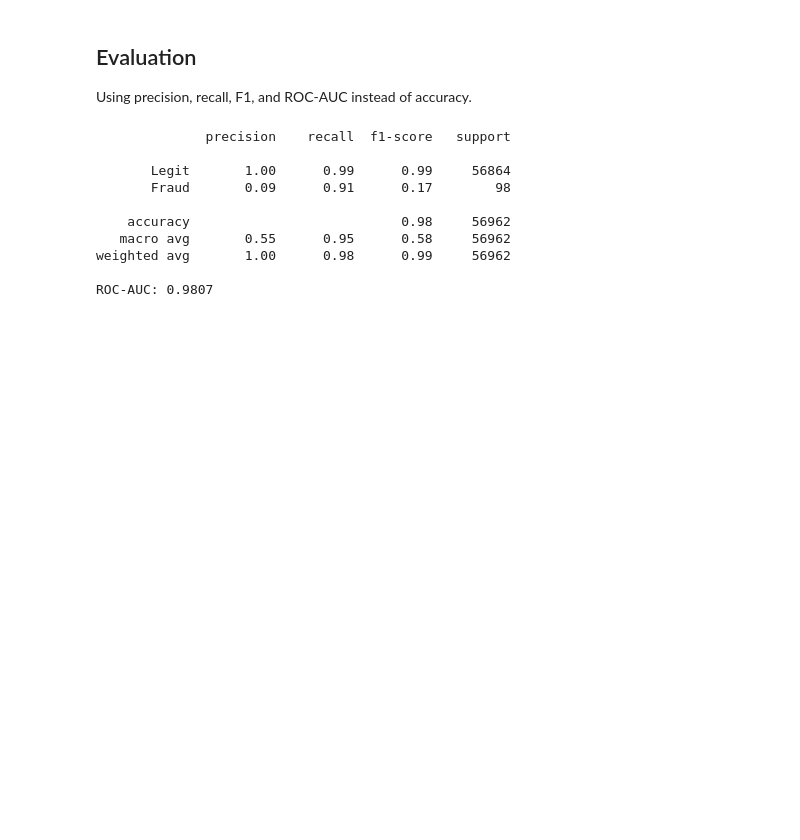
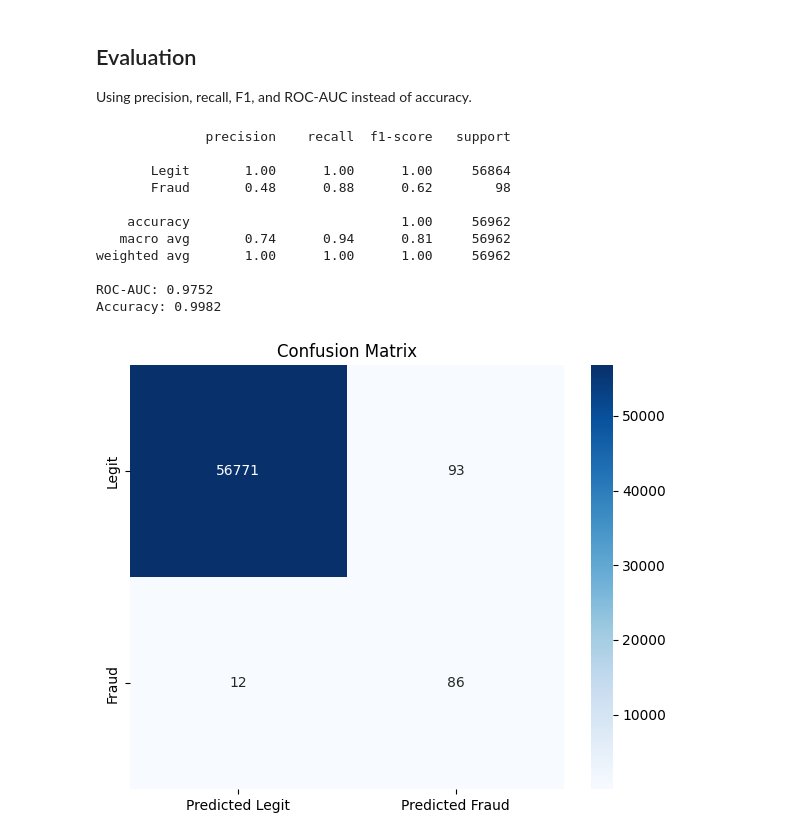
Before and after one commit to KyleOkura/FraudDetection, a Jupyter notebook: fraud.ipynb, the cells around one changed output. Saved outputs shown, nothing was run; the diff lists cells and outputs as text; code cells hidden in the pictures; blank space fills up the shorter version.

Commit message:
uploading finished model and ReadMe

```diff
--- a/fraud.ipynb
+++ b/fraud.ipynb
@@ -111,5 +139,6 @@ X_train, X_test, y_train, y_test = train_test_split(X, y, test_size=0.2, random_
 
 # To ensure that the model doesn't label ever entry as legit to achieve high accuracy, I will assign class weights to fraud entries
 # If they are missed they will result in higher loss, and better updates with the loss function
-pos_weight = (y_train == 0).sum() / (y_train == 1).sum()
+#pos_weight = (y_train == 0).sum() / (y_train == 1).sum()
+pos_weight = 100
 #print(pos_weight)
@@ -154,6 +192,8 @@ model = FraudMLP(input_dim=X_train.shape[1])
 
 criterion = nn.BCEWithLogitsLoss(pos_weight=torch.tensor([pos_weight], dtype=torch.float32))
 optimizer = torch.optim.Adam(model.parameters(), lr=learning_rate)
+#scheduler to decrease the learning rate in deeper epochs
+scheduler = torch.optim.lr_scheduler.ReduceLROnPlateau(optimizer, mode='min', factor=0.5, patience=3)
 # %% [markdown]
 ## Training loop
 
@@ -163,21 +203,27 @@ Each epoch:
 - backpropagate gradients
 - update weights
 # %%
-EPOCHS = 30
+#hyperparameter
+EPOCHS = 60
 
 for epoch in range(EPOCHS):
     model.train()
     running_loss = 0.0
 
     for X_batch, y_batch in train_loader:
-        optimizer.zero_grad()
-        logits = model(X_batch)
-        loss = criterion(logits, y_batch)
-        loss.backward()
-        optimizer.step()
-        running_loss += loss.item()
+        optimizer.zero_grad() #clearing gradients from past run through
+        logits = model(X_batch) #get predictions (the forward pass)
+        loss = criterion(logits, y_batch) #measuring loss
+        loss.backward() #computing gradients
+        optimizer.step() #update weights
+        running_loss += loss.item() #measure loss (for output)
 
-    if (epoch + 1) % 5 == 0:
+    #using scheduler to update learning rate
+    avg_loss = running_loss / len(train_loader)
+    scheduler.step(avg_loss)
+
+    #output the results while running
+    if (epoch + 1) % 10 == 0:
         avg_loss = running_loss / len(train_loader)
         print(f"Epoch {epoch+1:>3}/{EPOCHS}  loss: {avg_loss:.4f}")
 # %% [output]
@@ -200,14 +246,28 @@ with torch.no_grad():
 
 print(classification_report(y_test, preds, target_names=['Legit', 'Fraud']))
 print(f"ROC-AUC: {roc_auc_score(y_test, probs):.4f}")
+print(f"Accuracy: {accuracy_score(y_test, preds):.4f}")
 # %% [output]
               precision    recall  f1-score   support
 
-       Legit       1.00      0.99      0.99     56864
-       Fraud       0.09      0.91      0.17        98
+       Legit       1.00      1.00      1.00     56864
+       Fraud       0.48      0.88      0.62        98
 
-    accuracy                           0.98     56962
-   macro avg       0.55      0.95      0.58     56962
-weighted avg       1.00      0.98      0.99     56962
+    accuracy                           1.00     56962
+   macro avg       0.74      0.94      0.81     56962
+weighted avg       1.00      1.00      1.00     56962
 
-ROC-AUC: 0.9807
+ROC-AUC: 0.9752
+Accuracy: 0.9982
+# %%
+cm = confusion_matrix(y_test, preds)
+
+plt.figure(figsize=(6, 5))
+sns.heatmap(cm, annot=True, fmt='d', cmap='Blues',
+            xticklabels=['Predicted Legit', 'Predicted Fraud'],
+            yticklabels=['Legit', 'Fraud'])
+plt.title(f'Confusion Matrix')
+plt.tight_layout()
+plt.show()
+# %% [output]
+[figure, added]
```
Also changed, not shown: parts of 17 cells of this notebook, 1 other file.
